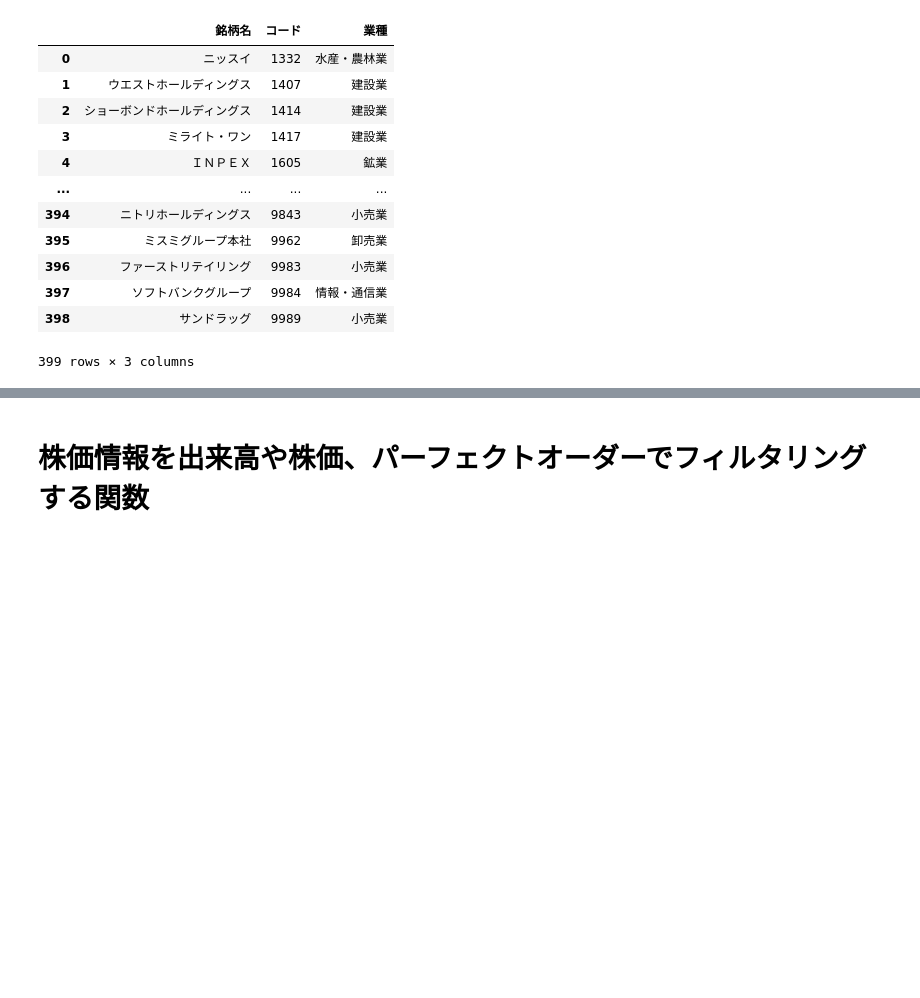
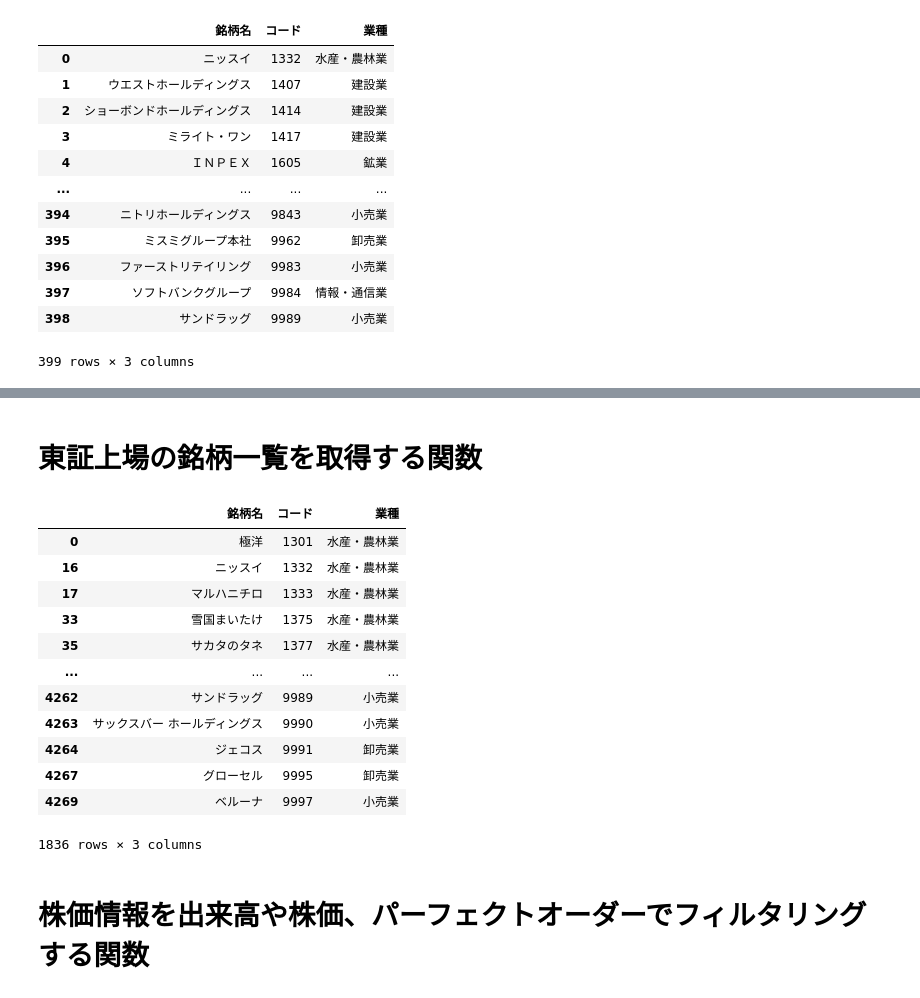
Before and after one commit to hirokimituya/stock-price-analysis, a Jupyter notebook: technical_analysis/銘柄選定関数.ipynb, the cells around one changed output, grey strips where cells are left out. Drawn from its saved outputs; the diff is of its cells as text; code cells hidden in the pictures; blank space fills up the shorter version.

```diff
--- a/technical_analysis/銘柄選定関数.ipynb
+++ b/technical_analysis/銘柄選定関数.ipynb
@@ -182,3 +182,59 @@ get_stock_data_yapi2(jpx400.loc[jpx400['銘柄名'] == 'ニッスイ', 'コー
+# %% [markdown]
+# 東証上場の銘柄一覧を取得する関数
+# %%
+from pandas.io.formats.info import DataFrameTableBuilderNonVerbose
+import requests
+import pandas as pd
+
+def get_ticker_tse(segment='prime'):
+    """JPX400の銘柄コード一覧を取得する
+
+    :param segment: 東証上場の市場区分（例: 'prime' or 'standard' or 'grows'）
+    :return: JPX400の銘柄コード一覧
+    """
+    segments = {
+        'prime': 'プライム',
+        'standard': 'スタンダード',
+        'grows': 'グロース'
+    }
+
+    if segment not in segments:
+        raise Exception("get_ticker_tse関数のsegment引数の値は'prime', 'standard', 'grows'のいずれかにしてください")
+
+    url = "https://www.jpx.co.jp/markets/statistics-equities/misc/tvdivq0000001vg2-att/data_j.xls"
+    r = requests.get(url)
+    with open('data_j.xls', 'wb') as output:
+        output.write(r.content)
+
+    df = pd.read_excel("./data_j.xls")
+
+    # 引数の市場区分のみに絞り込み
+    df = df[df['市場・商品区分'].str.startswith(segments[segment])]
+
+    # カラムの削除とカラム名変更
+    df = df[['銘柄名', 'コード', '33業種区分']]   # 必要なカラムのみにする
+    df = df.rename(columns={'33業種区分': '業種'})
+    df['コード'] = df['コード'].astype(int) # コードを整数に変更
+
+    return df
+# %%
+# 東証プライム市場の銘柄コードを取得
+tse_prime = get_ticker_tse('prime')
+tse_prime
+# %% [output]
+|  | 銘柄名 | コード | 業種 |
+| 0 | 極洋 | 1301 | 水産・農林業 |
+| 16 | ニッスイ | 1332 | 水産・農林業 |
+| 17 | マルハニチロ | 1333 | 水産・農林業 |
+| 33 | 雪国まいたけ | 1375 | 水産・農林業 |
+| 35 | サカタのタネ | 1377 | 水産・農林業 |
+| ... | ... | ... | ... |
+| 4262 | サンドラッグ | 9989 | 小売業 |
+| 4263 | サックスバー ホールディングス | 9990 | 小売業 |
+| 4264 | ジェコス | 9991 | 卸売業 |
+| 4267 | グローセル | 9995 | 卸売業 |
+| 4269 | ベルーナ | 9997 | 小売業 |
+1836 rows × 3 columns
 # %% [markdown]
 # 株価情報を出来高や株価、パーフェクトオーダーでフィルタリングする関数
 # %%
```
Also changed, not shown: parts of 8 cells of this notebook.
